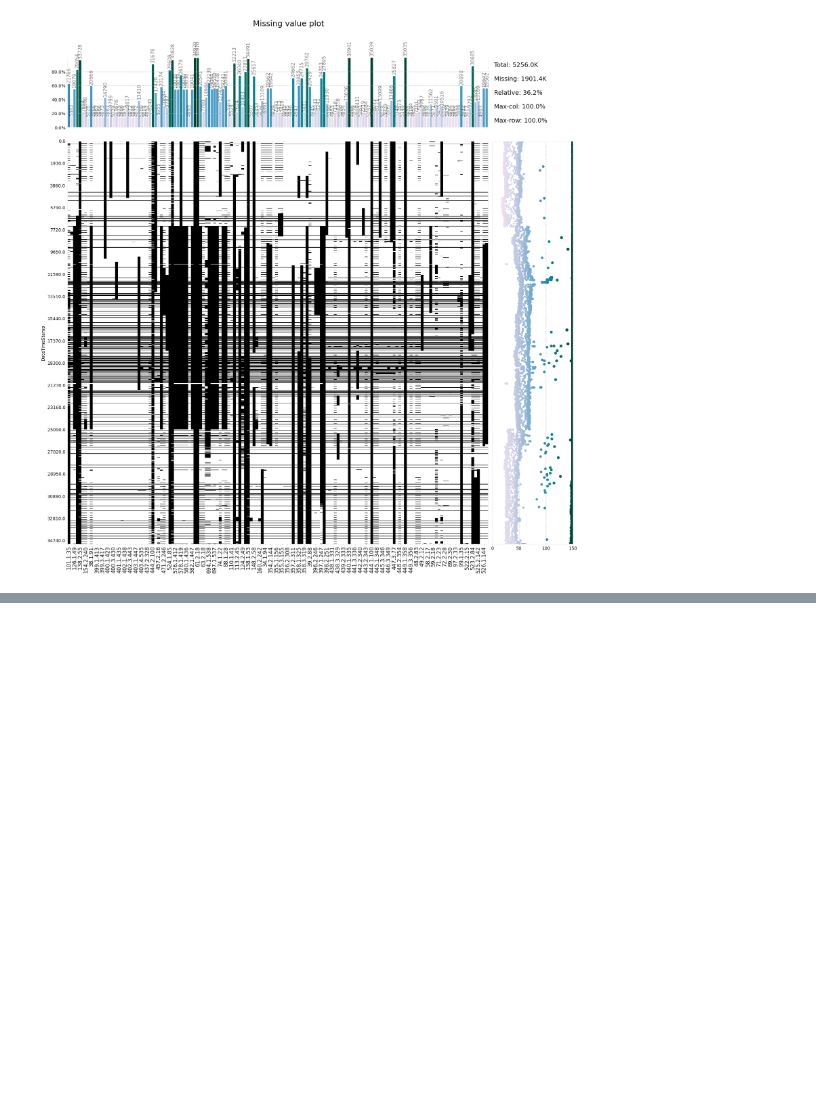
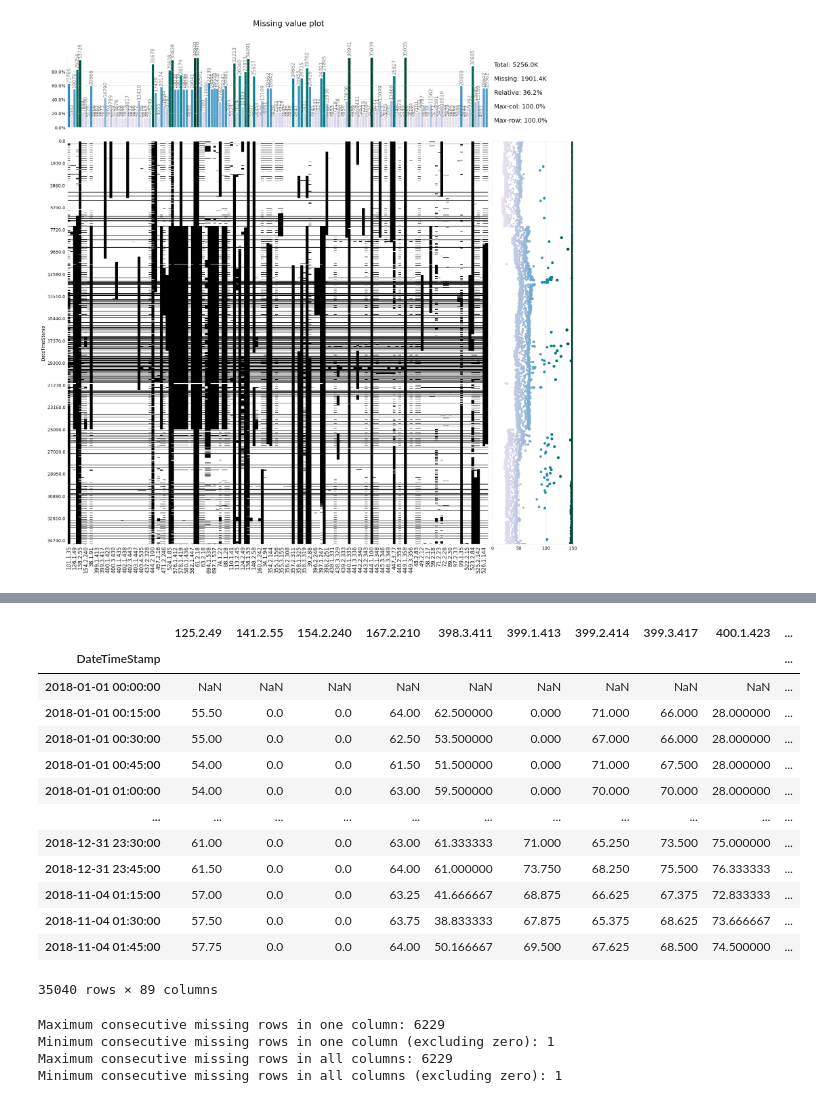
Before and after one commit to tarekbzahid/XIE_dataset_prep, a Jupyter notebook: utils/clean.ipynb, the cells around one changed output, grey strips where cells are left out. Drawn from its saved outputs; the diff is of its cells as text; code cells hidden in the pictures; blank space fills up the shorter version.

```diff
--- a/utils/clean.ipynb
+++ b/utils/clean.ipynb
@@ -288,0 +354,61 @@ GridSpec(6, 6)
+# %%
+df_70
+# %% [output]
+|  | 125.2.49 | 141.2.55 | 154.2.240 | 167.2.210 | 398.3.411 | 399.1.413 | 399.2.414 | 399.3.417 | 400.1.423 | ... |
+| DateTimeStamp |  |  |  |  |  |  |  |  |  | ... |
+| 2018-01-01 00:00:00 | NaN | NaN | NaN | NaN | NaN | NaN | NaN | NaN | NaN | ... |
+| 2018-01-01 00:15:00 | 55.50 | 0.0 | 0.0 | 64.00 | 62.500000 | 0.000 | 71.000 | 66.000 | 28.000000 | ... |
+| 2018-01-01 00:30:00 | 55.00 | 0.0 | 0.0 | 62.50 | 53.500000 | 0.000 | 67.000 | 66.000 | 28.000000 | ... |
+| 2018-01-01 00:45:00 | 54.00 | 0.0 | 0.0 | 61.50 | 51.500000 | 0.000 | 71.000 | 67.500 | 28.000000 | ... |
+| 2018-01-01 01:00:00 | 54.00 | 0.0 | 0.0 | 63.00 | 59.500000 | 0.000 | 70.000 | 70.000 | 28.000000 | ... |
+| ... | ... | ... | ... | ... | ... | ... | ... | ... | ... | ... |
+| 2018-12-31 23:30:00 | 61.00 | 0.0 | 0.0 | 63.00 | 61.333333 | 71.000 | 65.250 | 73.500 | 75.000000 | ... |
+| 2018-12-31 23:45:00 | 61.50 | 0.0 | 0.0 | 64.00 | 61.000000 | 73.750 | 68.250 | 75.500 | 76.333333 | ... |
+| 2018-11-04 01:15:00 | 57.00 | 0.0 | 0.0 | 63.25 | 41.666667 | 68.875 | 66.625 | 67.375 | 72.833333 | ... |
+| 2018-11-04 01:30:00 | 57.50 | 0.0 | 0.0 | 63.75 | 38.833333 | 67.875 | 65.375 | 68.625 | 73.666667 | ... |
+| 2018-11-04 01:45:00 | 57.75 | 0.0 | 0.0 | 64.00 | 50.166667 | 69.500 | 67.625 | 68.500 | 74.500000 | ... |
+35040 rows × 89 columns
+# %%
+import pandas as pd
+
+# Assuming your DataFrame is named df_70
+# Initialize variables to store results
+max_consecutive_missing_all = 0
+min_consecutive_missing_all = float('inf')
+max_consecutive_missing_per_column = {}
+min_consecutive_missing_per_column = {}
+
+# Iterate through each column
+for column in df_70.columns:
+    consecutive_missing = 0
+    max_consecutive_missing = 0
+    min_consecutive_missing = float('inf')
+
+    # Iterate through each row
+    for index, value in df_70[column].isna().items():
+        if value:  # If value is missing
+            consecutive_missing += 1
+            max_consecutive_missing = max(max_consecutive_missing, consecutive_missing)
+        else:  # If value is not missing
+            if consecutive_missing != 0:  # Skip counting if consecutive missing rows is zero
+                min_consecutive_missing = min(min_consecutive_missing, consecutive_missing)
+            consecutive_missing = 0
+
+    # Update overall maximum and minimum consecutive missing rows
+    max_consecutive_missing_all = max(max_consecutive_missing_all, max_consecutive_missing)
+    min_consecutive_missing_all = min(min_consecutive_missing_all, min_consecutive_missing)
+
+    # Store results for each column
+    max_consecutive_missing_per_column[column] = max_consecutive_missing
+    min_consecutive_missing_per_column[column] = min_consecutive_missing
+
+# Print the results
+print("Maximum consecutive missing rows in one column:", max(max_consecutive_missing_per_column.values()))
+print("Minimum consecutive missing rows in one column (excluding zero):", min(min_consecutive_missing_per_column.values()))
+print("Maximum consecutive missing rows in all columns:", max_consecutive_missing_all)
+print("Minimum consecutive missing rows in all columns (excluding zero):", min_consecutive_missing_all)
+# %% [output]
+Maximum consecutive missing rows in one column: 6229
+Minimum consecutive missing rows in one column (excluding zero): 1
+Maximum consecutive missing rows in all columns: 6229
+Minimum consecutive missing rows in all columns (excluding zero): 1
```
Also changed, not shown: parts of 14 cells of this notebook.
